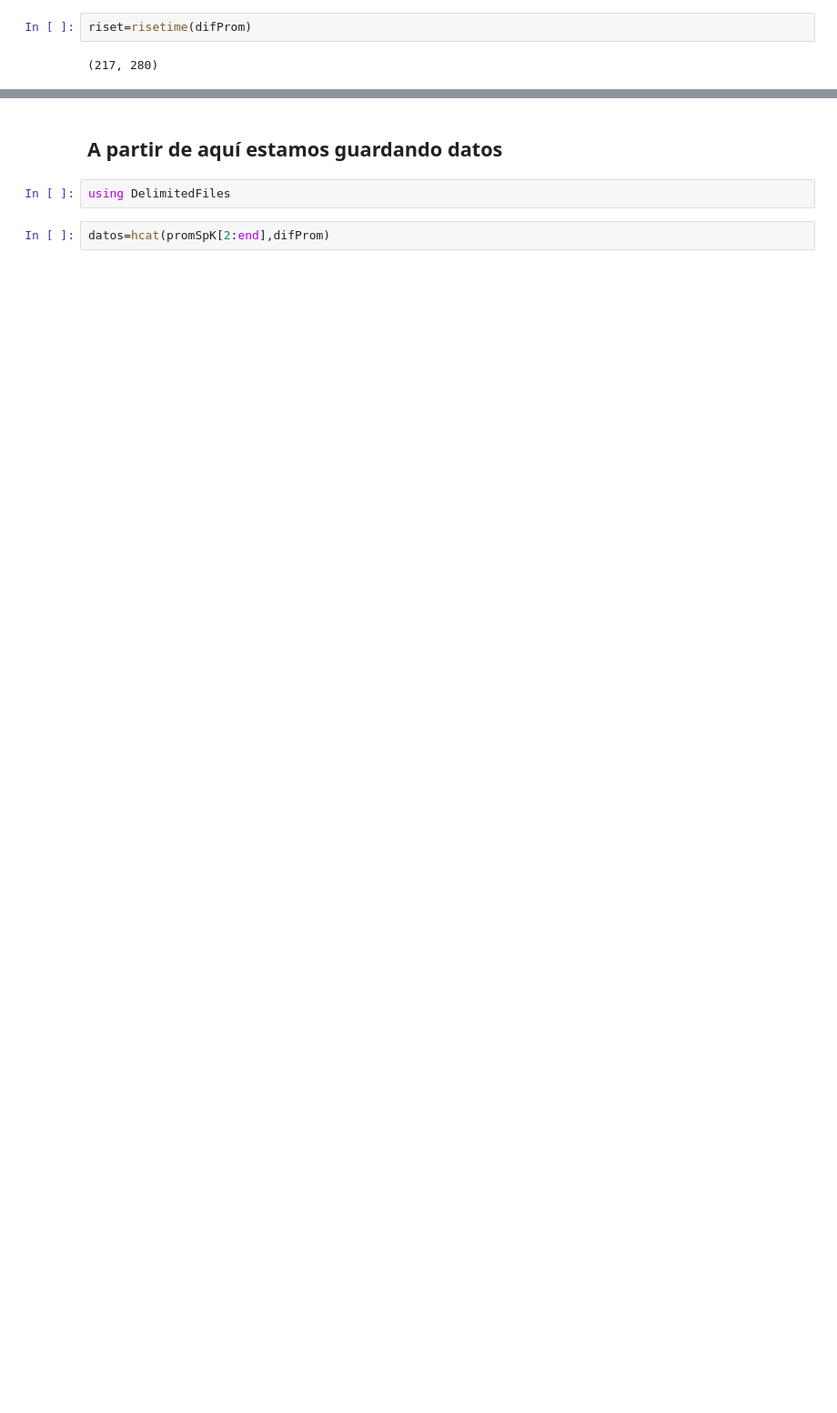
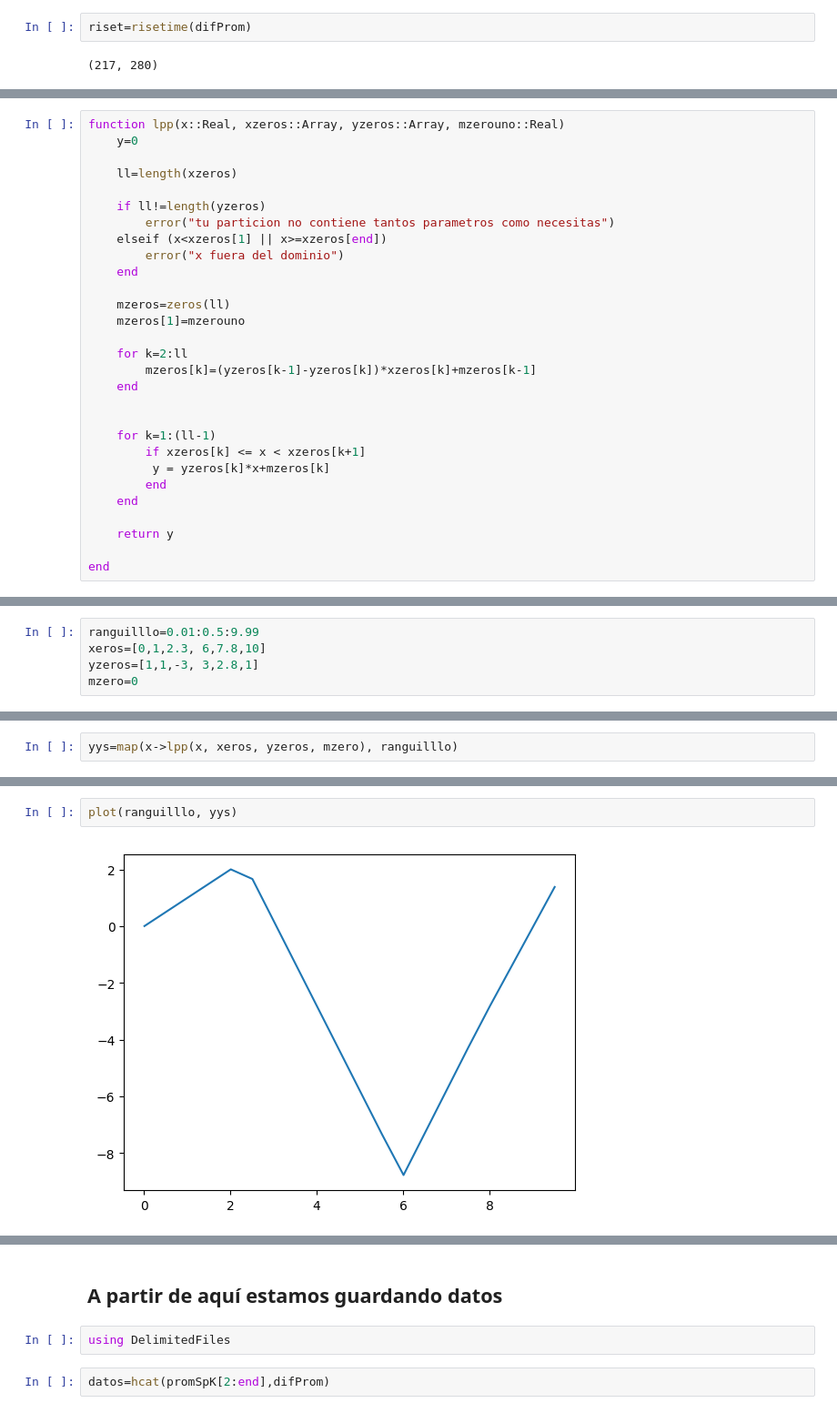
Before and after one commit to JoseJJAB/TrabajoCinvestav, a Jupyter notebook: SpikletDetection.ipynb, the cells around one changed output, grey strips where cells are left out. Shown at 91% size. Cells and saved outputs as stored; diff of their text form; blank space fills up the shorter version.

```diff
--- a/SpikletDetection.ipynb
+++ b/SpikletDetection.ipynb
@@ -643,0 +671,29 @@ riset=risetime(difProm)
+# %%
+function lpp(x::Real, xzeros::Array, yzeros::Array, mzerouno::Real)
+    y=0
+
+    ll=length(xzeros)
+
+    if ll!=length(yzeros)
+        error("tu particion no contiene tantos parametros como necesitas")
+    elseif (x<xzeros[1] || x>=xzeros[end])
+        error("x fuera del dominio")
+    end
+
+    mzeros=zeros(ll)
+    mzeros[1]=mzerouno
+
+    for k=2:ll
+        mzeros[k]=(yzeros[k-1]-yzeros[k])*xzeros[k]+mzeros[k-1]
+    end
+
+
+    for k=1:(ll-1)
+        if xzeros[k] <= x < xzeros[k+1]
+         y = yzeros[k]*x+mzeros[k]
+        end
+    end
+
+    return y
+
+end
@@ -643,0 +709,5 @@ riset=risetime(difProm)
+# %%
+ranguilllo=0.01:0.5:9.99
+xeros=[0,1,2.3, 6,7.8,10]
+yzeros=[1,1,-3, 3,2.8,1]
+mzero=0
@@ -643,0 +716,2 @@ riset=risetime(difProm)
+# %%
+yys=map(x->lpp(x, xeros, yzeros, mzero), ranguilllo)
@@ -643,0 +736,4 @@ riset=risetime(difProm)
+# %%
+plot(ranguilllo, yys)
+# %% [output]
+[figure, added]
```
Also changed, not shown: parts of 32 cells of this notebook.
